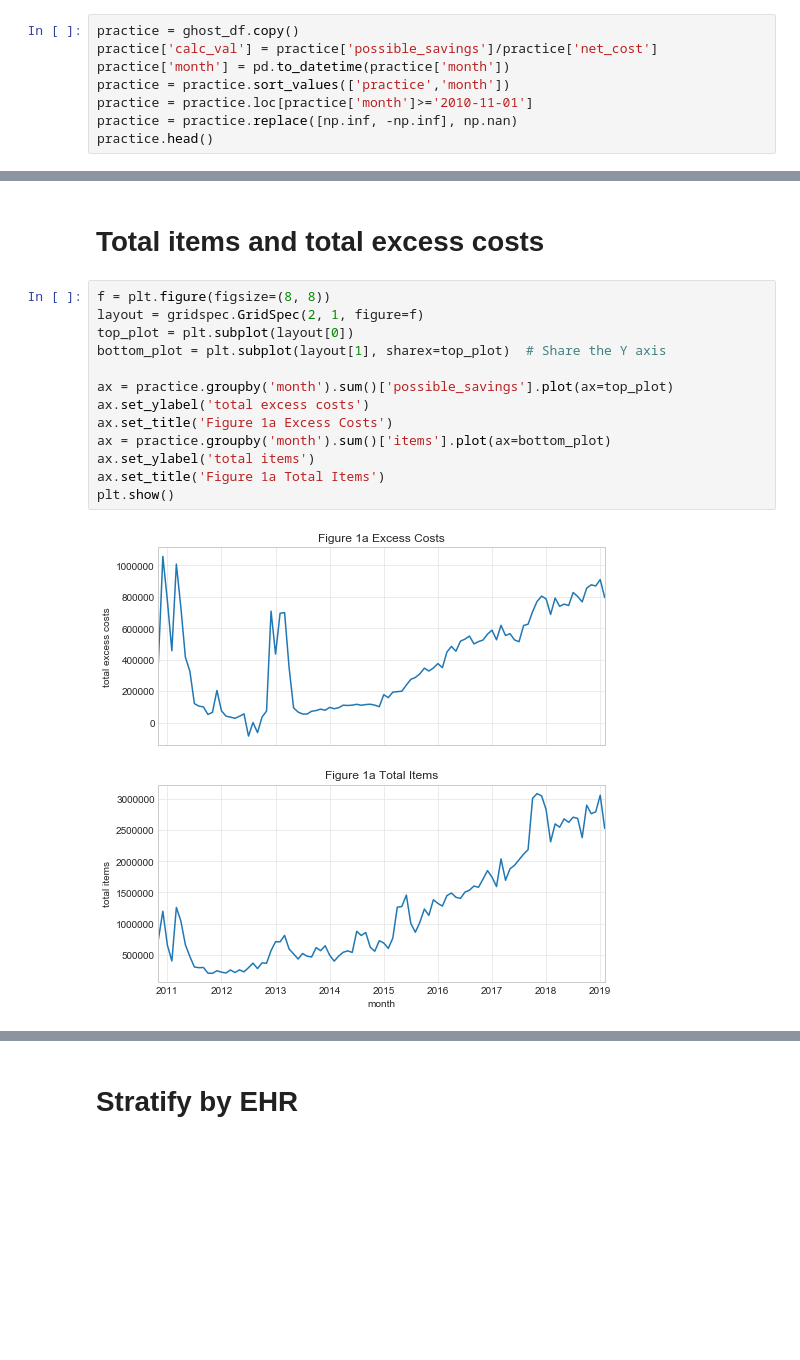
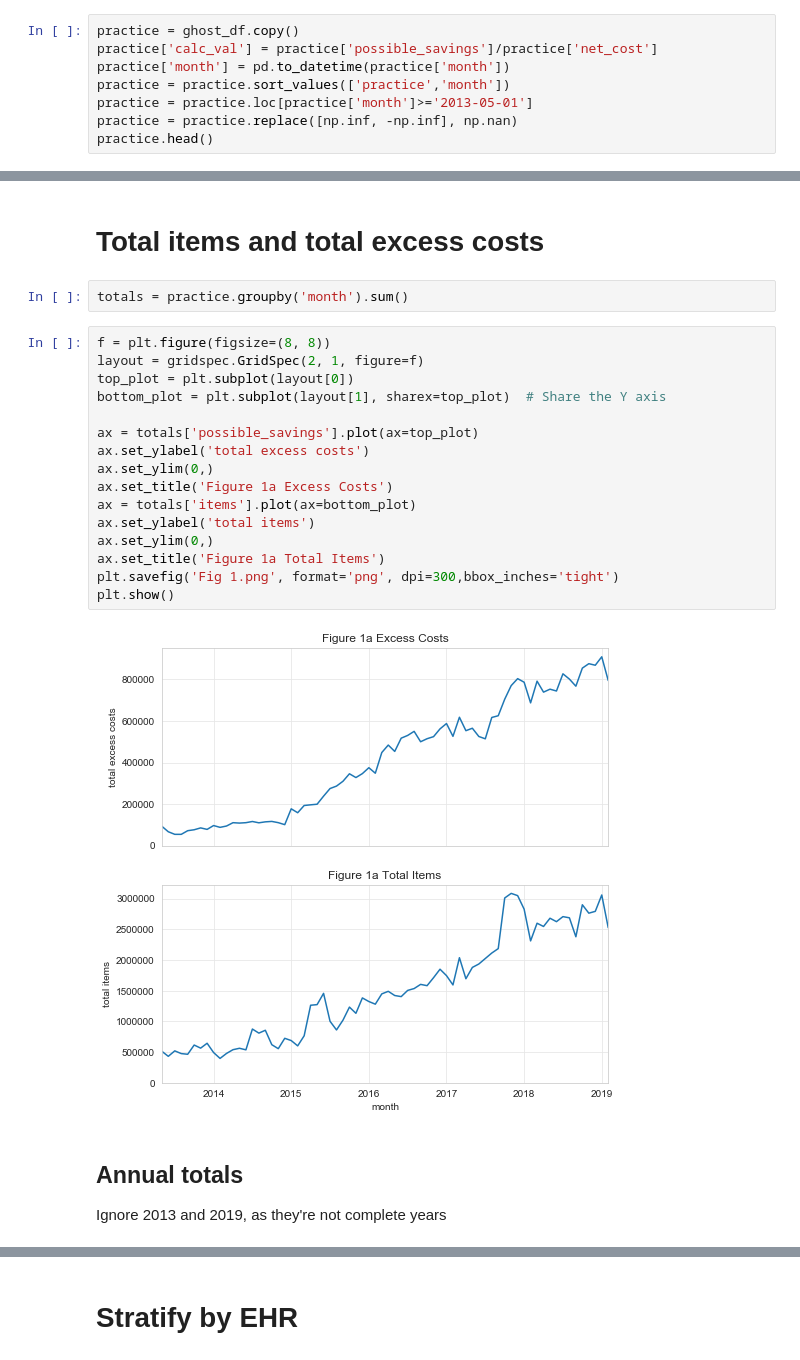
Before and after one commit to ebmdatalab/ghost_branded_generics_paper, a Jupyter notebook: Ghost Branded Generics.ipynb, the cells around one changed output, grey strips where cells are left out. Drawn from its saved outputs; the diff is of its cells as text; blank space fills up the shorter version.

```diff
--- a/Ghost Branded Generics.ipynb
+++ b/Ghost Branded Generics.ipynb
@@ -46,7 +46,7 @@ practice = ghost_df.copy()
 practice['calc_val'] = practice['possible_savings']/practice['net_cost']
 practice['month'] = pd.to_datetime(practice['month'])
 practice = practice.sort_values(['practice','month'])
-practice = practice.loc[practice['month']>='2010-11-01']
+practice = practice.loc[practice['month']>='2013-05-01']
 practice = practice.replace([np.inf, -np.inf], np.nan)
 practice.head()
 # %% [output]
@@ -139,17 +142,25 @@ plt.show()
 # %% [markdown]
 # Total items and total excess costs
+# %%
+totals = practice.groupby('month').sum()
 # %%
 f = plt.figure(figsize=(8, 8))
 layout = gridspec.GridSpec(2, 1, figure=f)
 top_plot = plt.subplot(layout[0])
 bottom_plot = plt.subplot(layout[1], sharex=top_plot)  # Share the Y axis
 
-ax = practice.groupby('month').sum()['possible_savings'].plot(ax=top_plot)
+ax = totals['possible_savings'].plot(ax=top_plot)
 ax.set_ylabel('total excess costs')
+ax.set_ylim(0,)
 ax.set_title('Figure 1a Excess Costs')
-ax = practice.groupby('month').sum()['items'].plot(ax=bottom_plot)
+ax = totals['items'].plot(ax=bottom_plot)
 ax.set_ylabel('total items')
+ax.set_ylim(0,)
 ax.set_title('Figure 1a Total Items')
+plt.savefig('Fig 1.png', format='png', dpi=300,bbox_inches='tight')
 plt.show()
 # %% [output]
-[figure, old version]
+[figure, new version]
+# %% [markdown]
+## Annual totals
+Ignore 2013 and 2019, as they're not complete years
```
Also changed, not shown: parts of 40 cells of this notebook.
